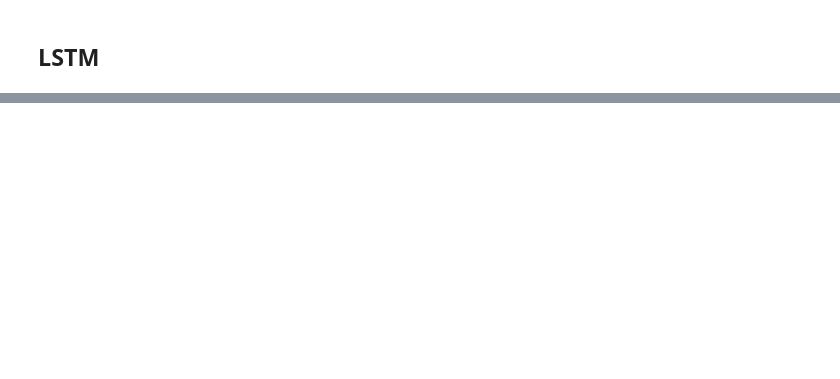
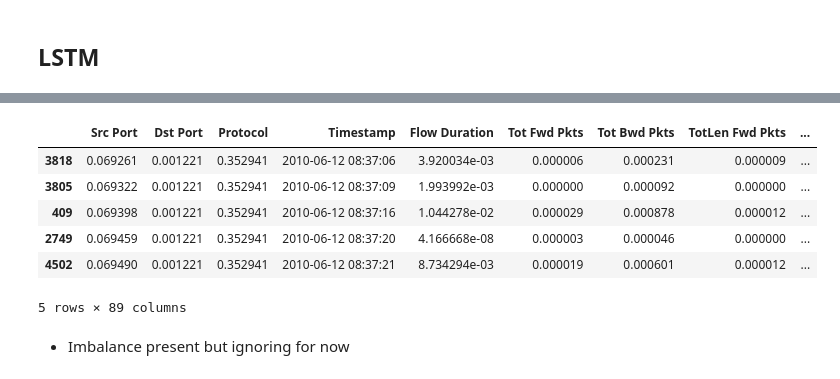
Before and after one commit to rtweera/ddos-classifier, a Jupyter notebook: log-reg-autoencoder-lstm-for-ddos.ipynb, the cells around one changed output, grey strips where cells are left out. Cells and saved outputs as stored; diff of their text form; code cells hidden in the pictures; blank space fills up the shorter version.

```diff
--- a/log-reg-autoencoder-lstm-for-ddos.ipynb
+++ b/log-reg-autoencoder-lstm-for-ddos.ipynb
@@ -576,0 +693,12 @@ torch.save(model, "/kaggle/working/autoencoder.pt")
+# %%
+# for now forget about grouping and just train an LSTM just to see wtf is happening
+data = data.sort_values(by='Timestamp')
+data.head()
+# %% [output]
+|  | Src Port | Dst Port | Protocol | Timestamp | Flow Duration | Tot Fwd Pkts | Tot Bwd Pkts | TotLen Fwd Pkts | ... |
+| 3818 | 0.069261 | 0.001221 | 0.352941 | 2010-06-12 08:37:06 | 3.920034e-03 | 0.000006 | 0.000231 | 0.000009 | ... |
+| 3805 | 0.069322 | 0.001221 | 0.352941 | 2010-06-12 08:37:09 | 1.993992e-03 | 0.000000 | 0.000092 | 0.000000 | ... |
+| 409 | 0.069398 | 0.001221 | 0.352941 | 2010-06-12 08:37:16 | 1.044278e-02 | 0.000029 | 0.000878 | 0.000012 | ... |
+| 2749 | 0.069459 | 0.001221 | 0.352941 | 2010-06-12 08:37:20 | 4.166668e-08 | 0.000003 | 0.000046 | 0.000000 | ... |
+| 4502 | 0.069490 | 0.001221 | 0.352941 | 2010-06-12 08:37:21 | 8.734294e-03 | 0.000019 | 0.000601 | 0.000012 | ... |
+5 rows × 89 columns
@@ -576,0 +713,2 @@ torch.save(model, "/kaggle/working/autoencoder.pt")
+# %% [markdown]
+* Imbalance present but ignoring for now
```
Also changed, not shown: parts of 33 cells of this notebook.
